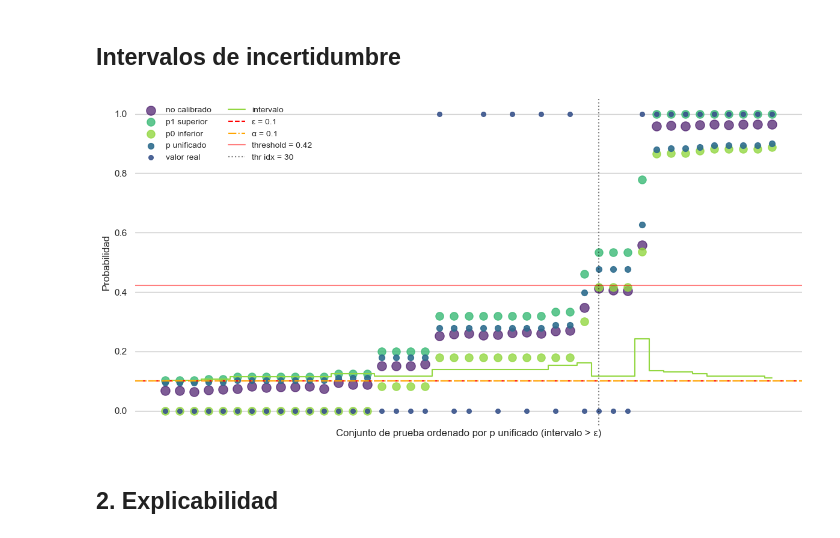
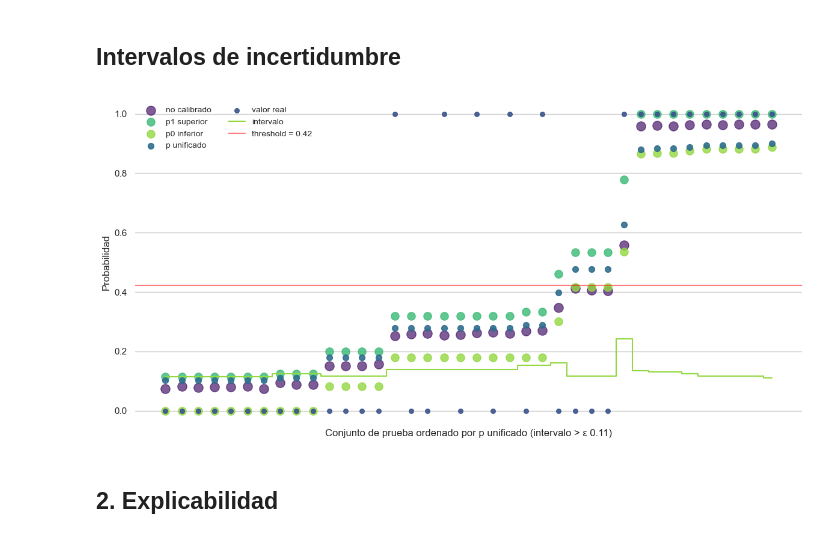
Before and after one commit to ppimas-uoc/TFG---Inteligencia-Artificial, a Jupyter notebook: Fase 3/4_Incertidumbre.ipynb, the cells around one changed output. Cells and saved outputs as stored; diff of their text form; code cells hidden in the pictures.

```diff
--- a/Fase 3/4_Incertidumbre.ipynb
+++ b/Fase 3/4_Incertidumbre.ipynb
@@ -419,9 +419,9 @@ afn.compute_metrics(models_metrics, y_test)
 ## Intervalos de incertidumbre
 # %%
 # mostrar solo las predicciones cuyo intervalo conformal tenga una anchura mayor al 10 % (0.10).
-afn.conformal_probabilities(threshold, h_prob_va_df, None, 0.1)
+afn.conformal_probabilities(threshold, h_prob_va_df, None, 0.11)
 # %% [output]
-[figure, old version]
+[figure, new version]
 # %% [markdown]
 ## 2. Explicabilidad
 # %%
```
Also changed, not shown: parts of 5 cells of this notebook, 5 other files.
